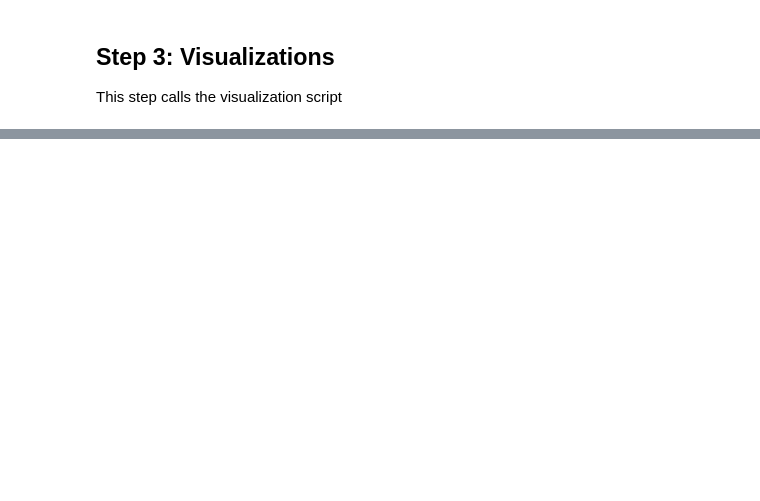
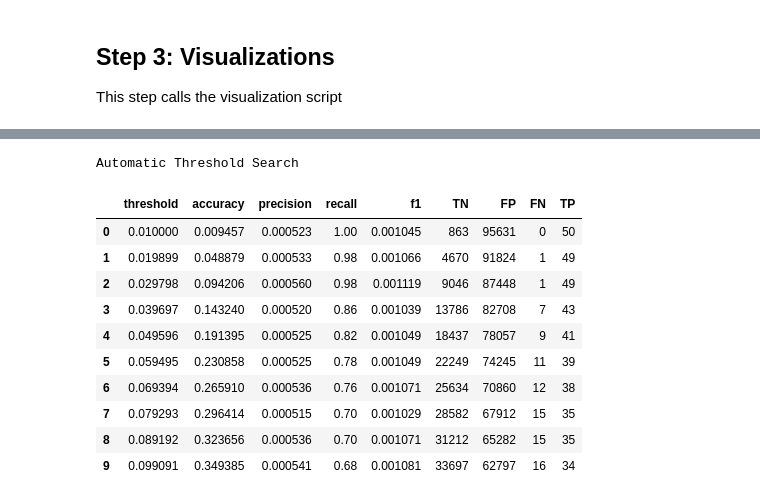
Before and after one commit to lukeblevins/mri-imgseg-Spr2026-CSCI7090, a Jupyter notebook: notebooks/static/build_static_dataset.ipynb, the cells around one changed output, grey strips where cells are left out. Drawn from its saved outputs; the diff is of its cells as text; code cells hidden in the pictures; blank space fills up the shorter version.

```diff
--- a/notebooks/static/build_static_dataset.ipynb
+++ b/notebooks/static/build_static_dataset.ipynb
@@ -235,0 +396,79 @@ Passing `palette` without assigning `hue` is deprecated and will be removed in v
+# %%
+print("\nAutomatic Threshold Search")
+
+thresholds = np.linspace(0.01, 0.99, 100)
+rows = []
+
+for t in thresholds:
+    # Checks if probability is greater then current threshold
+    y_pred_t = (y_proba_rf >= t).astype(int)
+    tn, fp, fn, tp = confusion_matrix(y_test, y_pred_t).ravel()
+
+    rows.append({
+        "threshold": t,
+        "accuracy": accuracy_score(y_test, y_pred_t),
+        "precision": precision_score(y_test, y_pred_t, zero_division=0),
+        "recall": recall_score(y_test, y_pred_t, zero_division=0),
+        "f1": f1_score(y_test, y_pred_t, zero_division=0),
+        "TN": tn,
+        "FP": fp,
+        "FN": fn,
+        "TP": tp,
+    })
+
+threshold_df = pd.DataFrame(rows)
+
+# Print 10 best
+display(threshold_df.sort_values("recall", ascending=False).head(10))
+
+
+# Choose best threshold
+target_recall = 0.50
+
+candidates = threshold_df[threshold_df["recall"] >= target_recall]
+
+if len(candidates) > 0:
+    # Best row is the one with lowest fp, from dandidates
+    best_row = candidates.sort_values("FP").iloc[0]
+else:
+    # If candidates empty we go with highest recall
+    best_row = threshold_df.sort_values("recall", ascending=False).iloc[0]
+
+best_threshold = best_row["threshold"]
+
+print("\nSelected Threshold")
+print(best_row)
+
+# Final evaluation at best threshold
+print("\nFinal Evaluation (Best Threshold)")
+
+y_pred_best = (y_proba_rf >= best_threshold).astype(int)
+
+print("Threshold:", best_threshold)
+print("Accuracy:", accuracy_score(y_test, y_pred_best))
+print("ROC AUC:", roc_auc_score(y_test, y_proba_rf))
+
+cm_best = confusion_matrix(y_test, y_pred_best)
+print("\nConfusion Matrix:")
+print(cm_best)
+
+tn, fp, fn, tp = cm_best.ravel()
+recall = tp / (tp + fn) if (tp + fn) > 0 else 0
+print(f"TN: {tn}, FP: {fp}, FN: {fn}, TP: {tp}")
+print("Seizure Recall:", recall)
+
+print("\nPerformance summary:")
+print(classification_report(y_test, y_pred_best, zero_division=0))
+# %% [output]
+Automatic Threshold Search
+|  | threshold | accuracy | precision | recall | f1 | TN | FP | FN | TP |
+| 0 | 0.010000 | 0.009457 | 0.000523 | 1.00 | 0.001045 | 863 | 95631 | 0 | 50 |
+| 1 | 0.019899 | 0.048879 | 0.000533 | 0.98 | 0.001066 | 4670 | 91824 | 1 | 49 |
+| 2 | 0.029798 | 0.094206 | 0.000560 | 0.98 | 0.001119 | 9046 | 87448 | 1 | 49 |
+| 3 | 0.039697 | 0.143240 | 0.000520 | 0.86 | 0.001039 | 13786 | 82708 | 7 | 43 |
+| 4 | 0.049596 | 0.191395 | 0.000525 | 0.82 | 0.001049 | 18437 | 78057 | 9 | 41 |
+| 5 | 0.059495 | 0.230858 | 0.000525 | 0.78 | 0.001049 | 22249 | 74245 | 11 | 39 |
+| 6 | 0.069394 | 0.265910 | 0.000536 | 0.76 | 0.001071 | 25634 | 70860 | 12 | 38 |
+| 7 | 0.079293 | 0.296414 | 0.000515 | 0.70 | 0.001029 | 28582 | 67912 | 15 | 35 |
+| 8 | 0.089192 | 0.323656 | 0.000536 | 0.70 | 0.001071 | 31212 | 65282 | 15 | 35 |
+| 9 | 0.099091 | 0.349385 | 0.000541 | 0.68 | 0.001081 | 33697 | 62797 | 16 | 34 |
```
Also changed, not shown: parts of 15 cells of this notebook.
